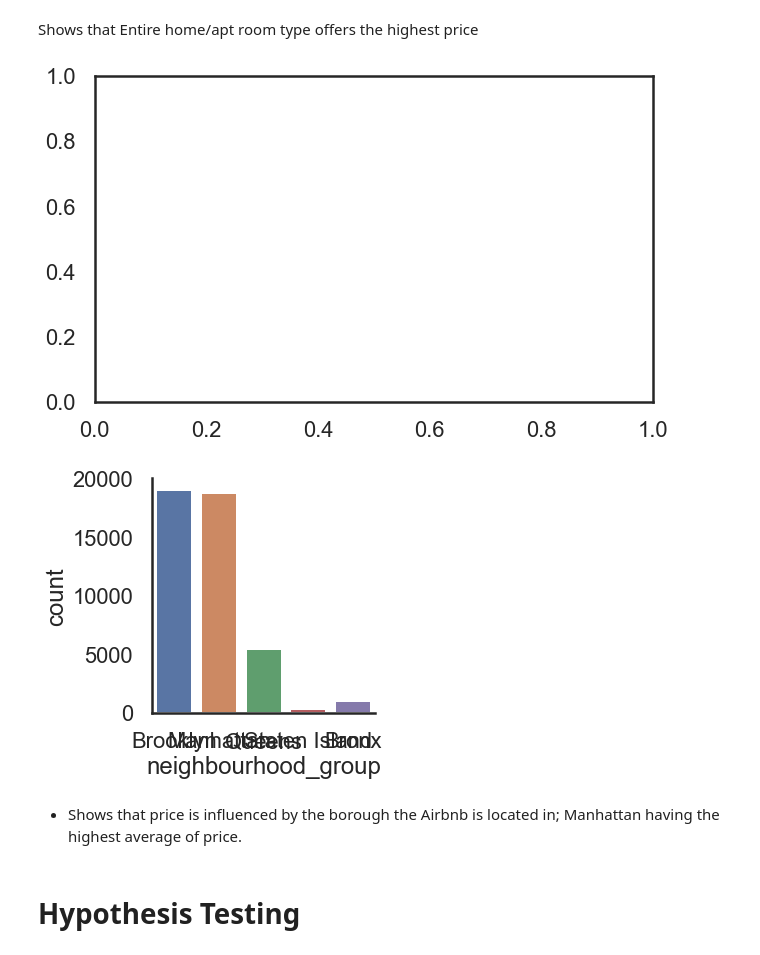
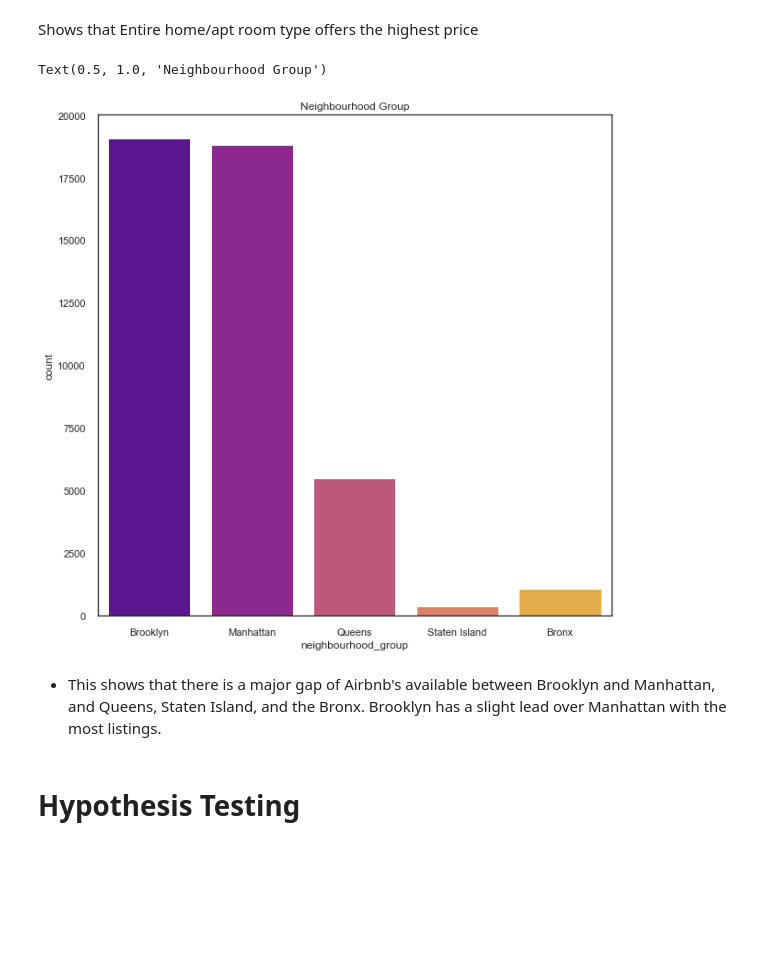
Before and after one commit to jbillet/Mod-2-062220-Project-, a Jupyter notebook: Mod 2 Project - Airbnb .ipynb, the cells around one changed output. Saved outputs shown, nothing was run; the diff lists cells and outputs as text; code cells hidden in the pictures; blank space fills up the shorter version.

Commit message:
added count visualization

```diff
--- a/Mod 2 Project - Airbnb .ipynb
+++ b/Mod 2 Project - Airbnb .ipynb
@@ -369,16 +369,16 @@ plt.savefig('Bar_Room.png')
 [figure]
 # %% [markdown]
 Shows that Entire home/apt room type offers the highest price
-# %%
-figure,ax = plt.subplots(figsize=(10,6))
-sns.catplot(x="neighbourhood_group", kind = "count", data = df)
-plt.show()
-# %% [output]
-[figure, removed]
-[figure, removed]
-# %% [markdown]
-
-- Shows that price is influenced by the borough the Airbnb is located in; Manhattan having the highest average of price.
+# %%
+sns.countplot(df['neighbourhood_group'], palette="plasma")
+fig = plt.gcf()
+fig.set_size_inches(10,10)
+plt.title('Neighbourhood Group')
+# %% [output]
+Text(0.5, 1.0, 'Neighbourhood Group')
+[figure, added]
+# %% [markdown]
+- This shows that there is a major gap of Airbnb's available between Brooklyn and Manhattan, and Queens, Staten Island, and the Bronx. Brooklyn has a slight lead over Manhattan with the most listings.
 # %% [markdown]
 # Hypothesis Testing
 # %%
```
Also changed, not shown: parts of 1 cell of this notebook.
